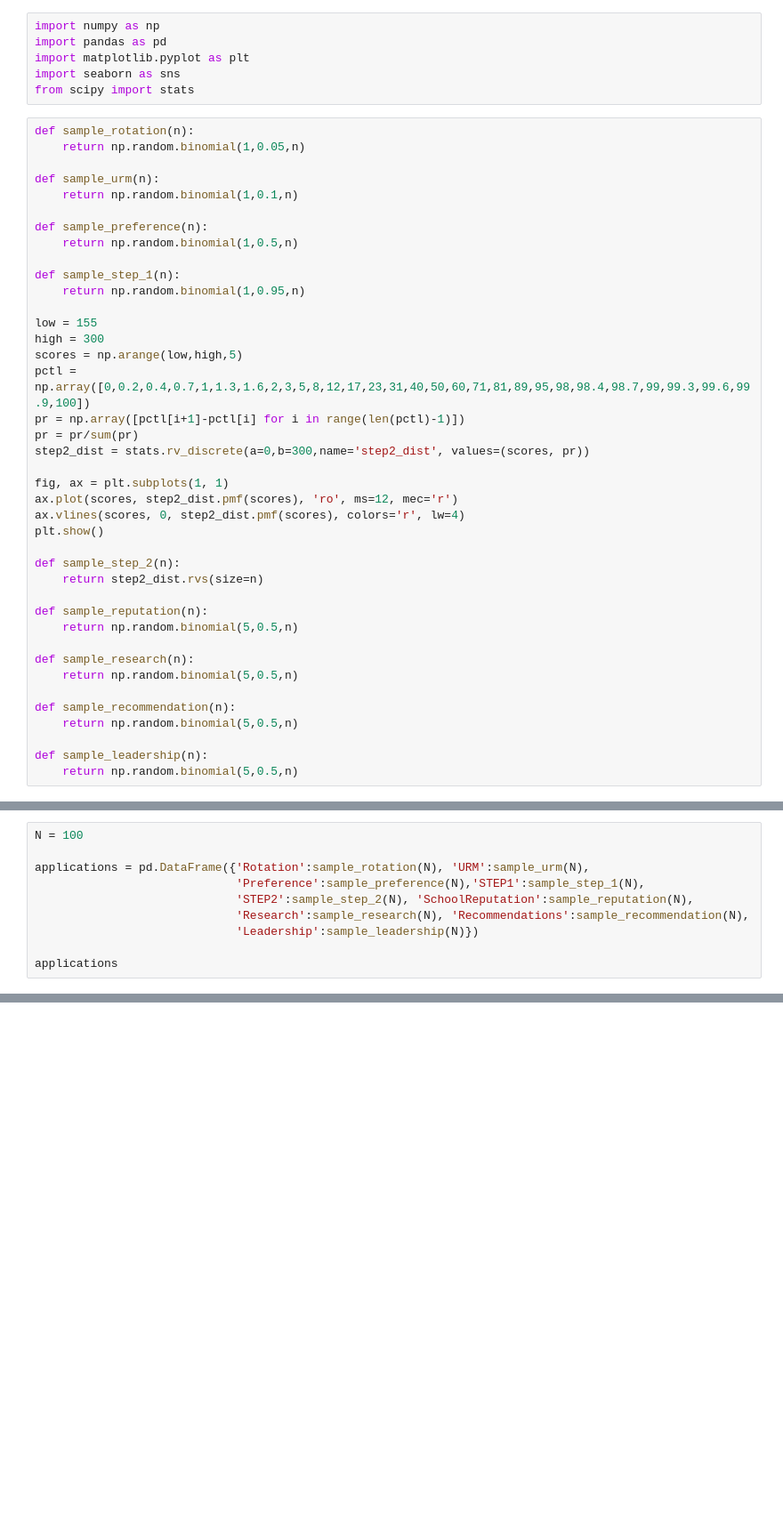
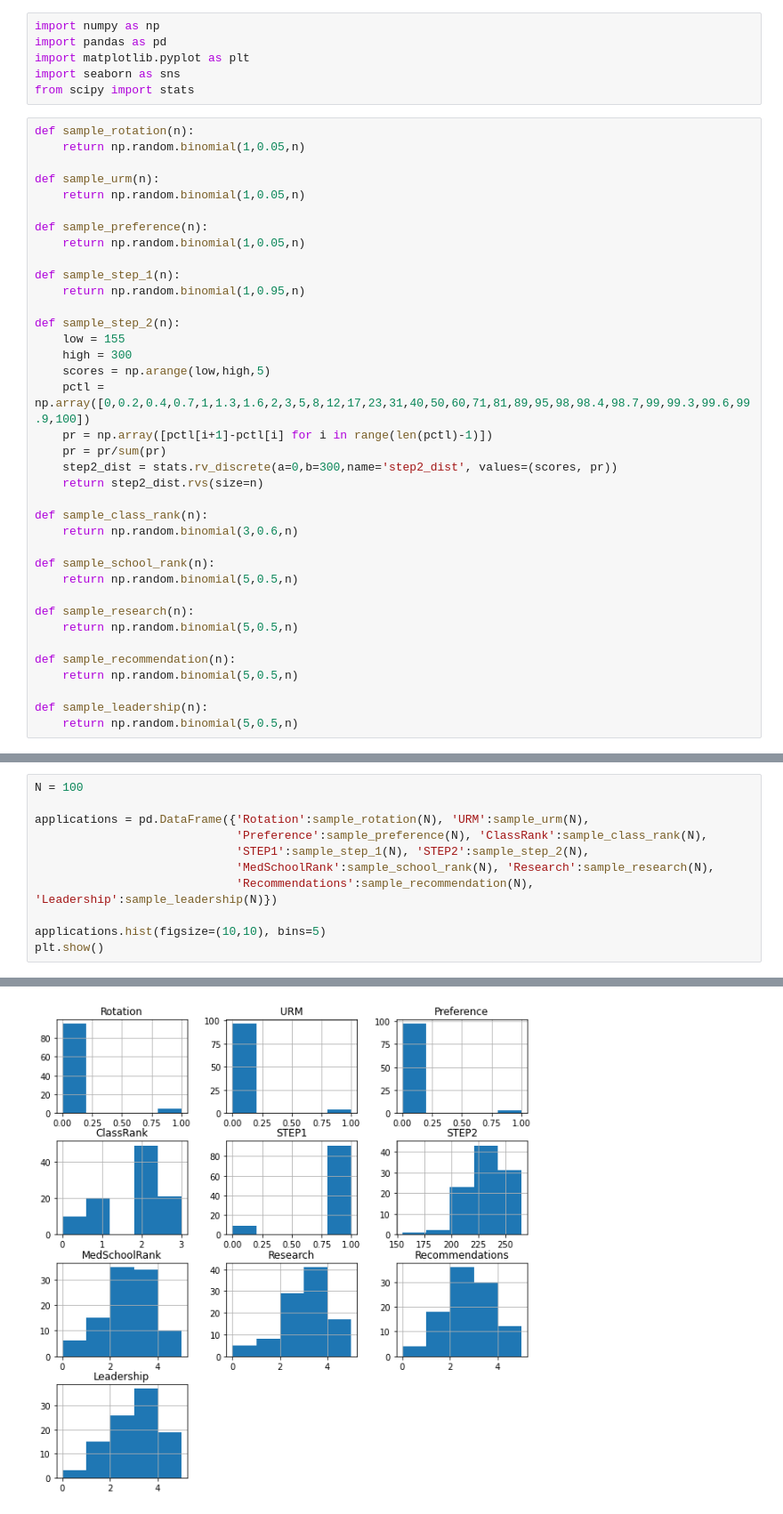
Before and after one commit to evanjfaulkner/Residency-Program-Model, a Jupyter notebook: residency_decision_tree.ipynb, the cells around one changed output, grey strips where cells are left out. Shown at 89% size. Cells and saved outputs as stored; diff of their text form; blank space fills up the shorter version.

```diff
--- a/residency_decision_tree.ipynb
+++ b/residency_decision_tree.ipynb
@@ -27,31 +27,28 @@ def sample_rotation(n):
     return np.random.binomial(1,0.05,n)
 
 def sample_urm(n):
-    return np.random.binomial(1,0.1,n)
+    return np.random.binomial(1,0.05,n)
 
 def sample_preference(n):
-    return np.random.binomial(1,0.5,n)
+    return np.random.binomial(1,0.05,n)
 
 def sample_step_1(n):
     return np.random.binomial(1,0.95,n)
 
-low = 155
-high = 300
-scores = np.arange(low,high,5)
-pctl = np.array([0,0.2,0.4,0.7,1,1.3,1.6,2,3,5,8,12,17,23,31,40,50,60,71,81,89,95,98,98.4,98.7,99,99.3,99.6,99.9,100])
-pr = np.array([pctl[i+1]-pctl[i] for i in range(len(pctl)-1)])
-pr = pr/sum(pr)
-step2_dist = stats.rv_discrete(a=0,b=300,name='step2_dist', values=(scores, pr))
-
-fig, ax = plt.subplots(1, 1)
-ax.plot(scores, step2_dist.pmf(scores), 'ro', ms=12, mec='r')
-ax.vlines(scores, 0, step2_dist.pmf(scores), colors='r', lw=4)
-plt.show()
-
 def sample_step_2(n):
+    low = 155
+    high = 300
+    scores = np.arange(low,high,5)
+    pctl = np.array([0,0.2,0.4,0.7,1,1.3,1.6,2,3,5,8,12,17,23,31,40,50,60,71,81,89,95,98,98.4,98.7,99,99.3,99.6,99.9,100])
+    pr = np.array([pctl[i+1]-pctl[i] for i in range(len(pctl)-1)])
+    pr = pr/sum(pr)
+    step2_dist = stats.rv_discrete(a=0,b=300,name='step2_dist', values=(scores, pr))
     return step2_dist.rvs(size=n)
 
-def sample_reputation(n):
+def sample_class_rank(n):
+    return np.random.binomial(3,0.6,n)
+
+def sample_school_rank(n):
     return np.random.binomial(5,0.5,n)
 
 def sample_research(n):
@@ -68,10 +63,11 @@ def sample_leadership(n):
 N = 100
 
 applications = pd.DataFrame({'Rotation':sample_rotation(N), 'URM':sample_urm(N),
-                             'Preference':sample_preference(N),'STEP1':sample_step_1(N),
-                             'STEP2':sample_step_2(N), 'SchoolReputation':sample_reputation(N),
-                             'Research':sample_research(N), 'Recommendations':sample_recommendation(N),
-                             'Leadership':sample_leadership(N)})
+                             'Preference':sample_preference(N), 'ClassRank':sample_class_rank(N),
+                             'STEP1':sample_step_1(N), 'STEP2':sample_step_2(N),
+                             'MedSchoolRank':sample_school_rank(N), 'Research':sample_research(N),
+                             'Recommendations':sample_recommendation(N), 'Leadership':sample_leadership(N)})
 
-applications
+applications.hist(figsize=(10,10), bins=5)
+plt.show()
 # %% [output]
@@ -90,0 +74 @@ applications
+[figure, added]
```
Also changed, not shown: parts of 6 cells of this notebook.
